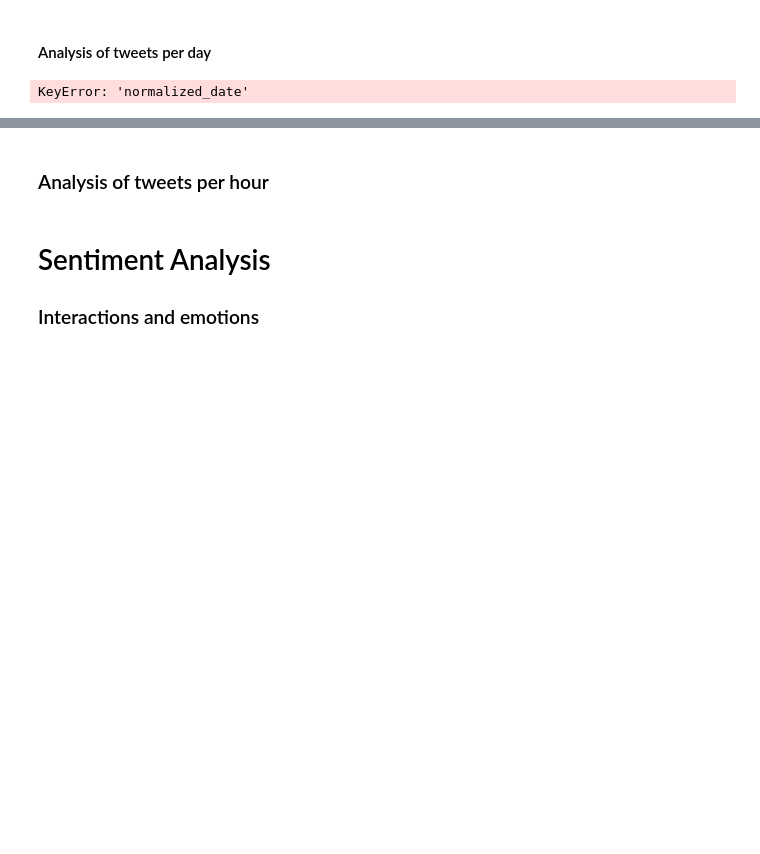
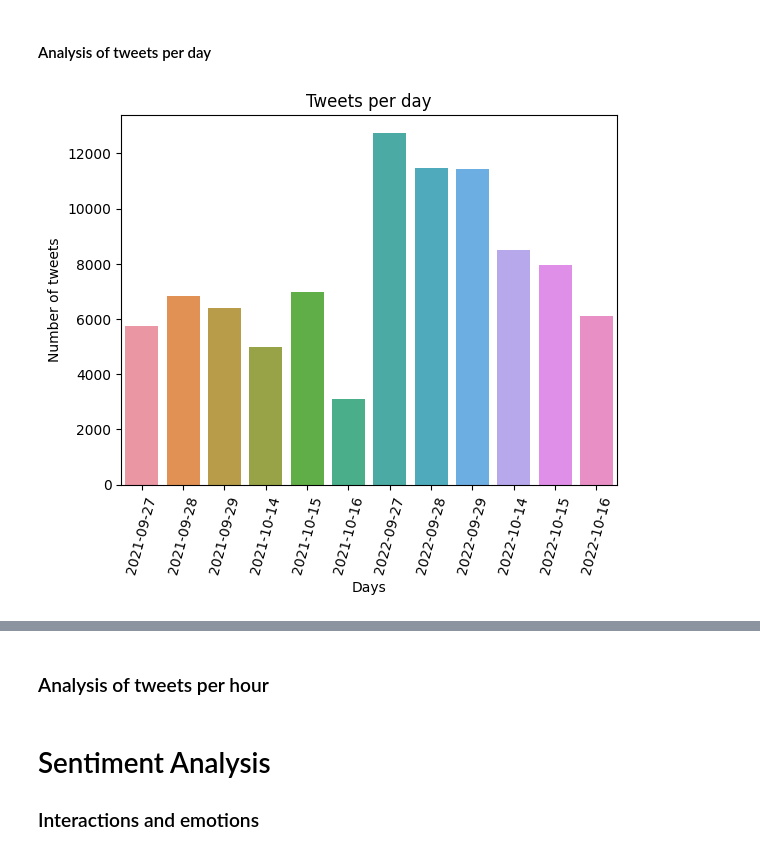
Before and after one commit to Oliph/MiscarriageTwitterAnalysis, a Jupyter notebook: Clean_miscarriage.ipynb, the cells around one changed output, grey strips where cells are left out. Cells and saved outputs as stored; diff of their text form; code cells hidden in the pictures; blank space fills up the shorter version.

```diff
--- a/Clean_miscarriage.ipynb
+++ b/Clean_miscarriage.ipynb
@@ -410,3 +412,6 @@ norm_dates
 # %%
 #Filter out the tweets made at midnight of the desired days
-norm_dates = norm_dates[norm_dates['count'] >= 10]
+df_dates = df_dates[df_dates['count'] >= 10]
+
+#Visualize again the df
+df_dates
@@ -414,13 +433,12 @@ norm_dates = norm_dates[norm_dates['count'] >= 10]
 #### Analysis of tweets per day
 # %%
 tweets_day = sns.barplot(
-    x = norm_dates['normalized_date'].dt.date.astype(str),
-     y = norm_dates['count'])
-plt.ylim(0, 13500)
+    x = df_dates['date'].dt.date.astype(str),
+     y = df_dates['count'])
 plt.title("Tweets per day")
 plt.xlabel("Days")
 plt.ylabel("Number of tweets")
 plt.xticks(rotation=75)
 plt.show()
 # %% [output]
-KeyError: 'normalized_date'
+[figure, added]
```
Also changed, not shown: parts of 33 cells of this notebook.
